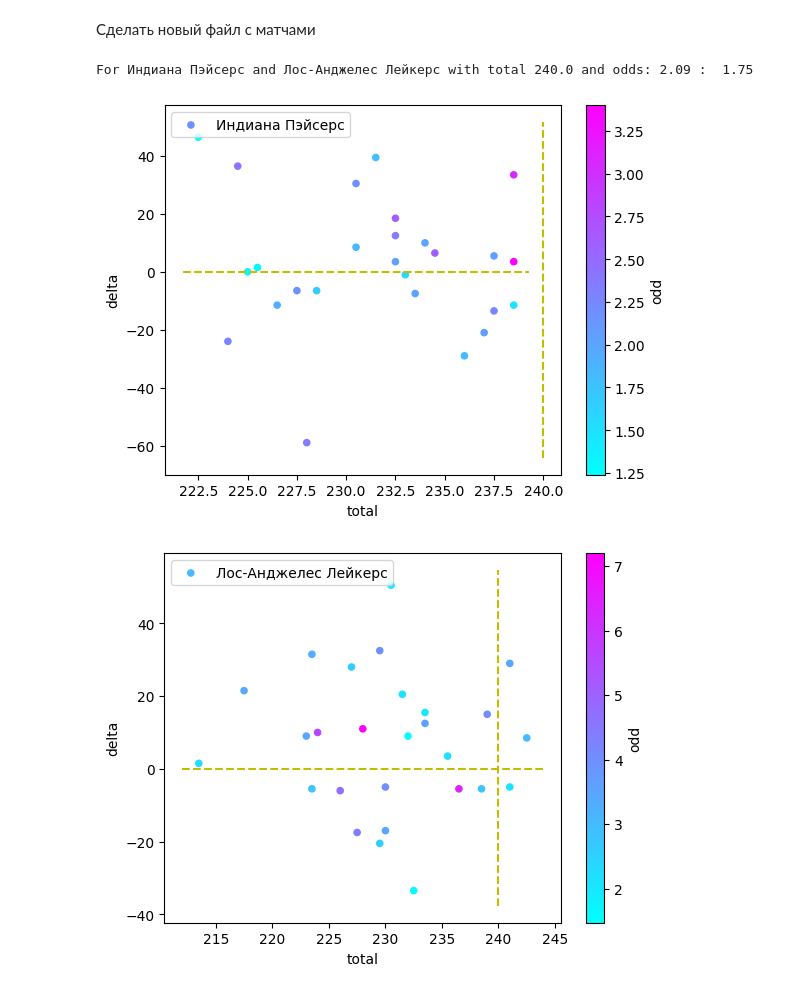
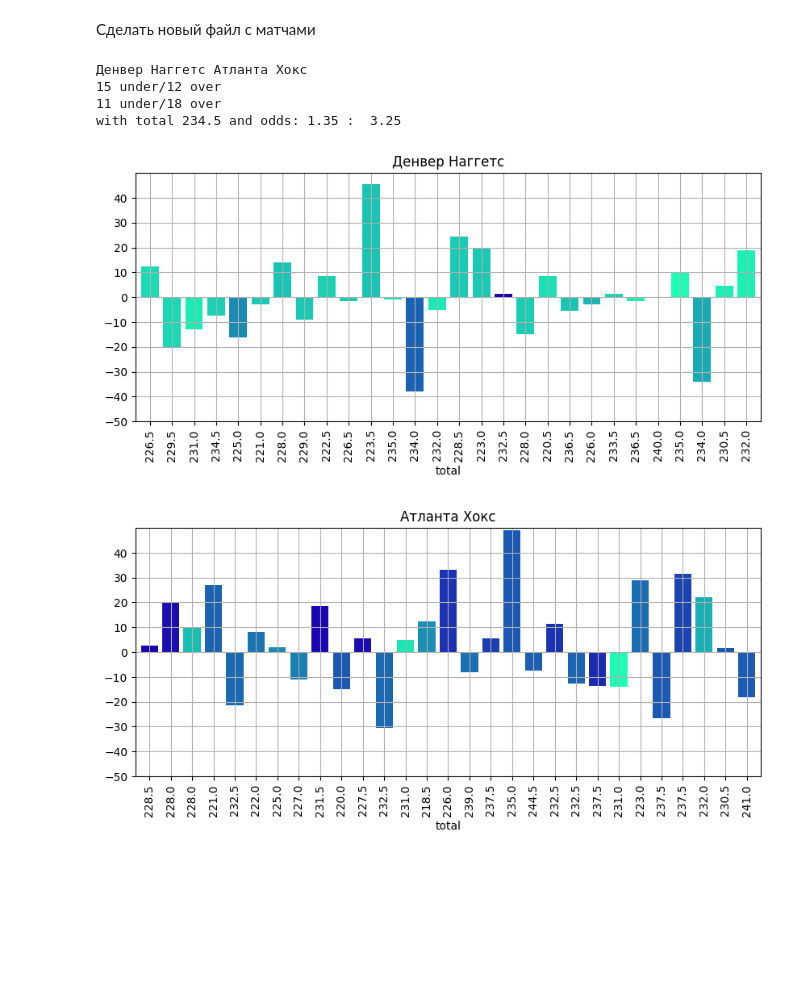
Before and after one commit to glahiator/basket_total, a Jupyter notebook: analyze.ipynb, the cells around one changed output. Saved outputs shown, nothing was run; the diff lists cells and outputs as text; code cells hidden in the pictures; blank space fills up the shorter version.

```diff
--- a/analyze.ipynb
+++ b/analyze.ipynb
@@ -65,7 +65,7 @@ def get_team_chrono_delta_place_odd(team_name, curr_total, place, current_odd ):
 
     max_odd =  max(team_stat[f"odd_{place[0]}"])
     min_odd =  min(team_stat[f"odd_{place[0]}"])
-    print(min_odd, " - ", max_odd)
+    # print(min_odd, " - ", max_odd)
 
     if current_odd < min_odd:
         min_odd = max_odd
@@ -88,7 +88,8 @@ def get_team_chrono_delta_place_odd(team_name, curr_total, place, current_odd ):
                            width=0.8)
     under_count = team_stat[ team_stat['delta'] < 0 ]['delta']
     over_count = team_stat[ team_stat['delta'] > 0 ]['delta']
-    print(f"For {len(team_stat['date'])} matches {len(under_count)} under/{len(over_count)} over")
+    return f"{len(under_count)} under/{len(over_count)} over"
+    # print(f"For {len(team_stat['date'])} matches {len(under_count)} under/{len(over_count)} over")
 
 def get_team_chrono_odd(team_name):
     team_stat = team_info[ (team_info['home'] == team_name) | (team_info['away'] == team_name )]
@@ -128,13 +129,13 @@ def get_team_chrono_odd_place(team_name, place):
 
     team_stat = team_stat.sort_values(by=['date'])
 
-    bar_colors = [ 'tab:red' if  h == "LOSE"   else 'tab:green' for h in team_stat['result']]
-    y_high = max_val + max_val * 0.1
-    y_low = min_val - min_val * 0.1
-    ax = team_stat.plot.bar( y='odd', ylim= [y_low, y_high], title=team_name, legend=False,
-                            x = 'date', color=bar_colors, figsize=(10,4), grid=True, yticks=np.arange(y_low,y_high, (y_high - y_low) / 6),
-                           width=0.8)
-    print(team_stat['odd'].describe())
+    # bar_colors = [ 'tab:red' if  h == "LOSE"   else 'tab:green' for h in team_stat['result']]
+    # y_high = max_val + max_val * 0.1
+    # y_low = min_val - min_val * 0.1
+    # ax = team_stat.plot.bar( y='odd', ylim= [y_low, y_high], title=team_name, legend=False,
+    #                         x = 'date', color=bar_colors, figsize=(10,4), grid=True, yticks=np.arange(y_low,y_high, (y_high - y_low) / 6),
+    #                        width=0.8)
+    return(team_stat['odd'].describe())
 # %%
 total = all_matches.copy()
 total["delta"] = total["total_sum"] - total["total"]
@@ -219,16 +220,23 @@ def complete_match_place(home, away, total):
 # %%
 import datetime, json
 import pandas as pd
 
 today = pd.read_json("storage/today.json" )
 del today["id"]
 del today["gandicap"]
 
-m = today.iloc[0]
-print( f"For {m['home']} and {m['away']} with total {m['total']} and odds: {m['odd_h']} :  {m['odd_a']}")
-# complete_match( m['home'], m['away'], m['total'] )
-complete_match_place( m['home'], m['away'], m['total'] )
+m = today.iloc[8]
+home_res_str = get_team_chrono_delta_place_odd(m['home'], m['total'], 'home', m['odd_h'] )
+away_res_str = get_team_chrono_delta_place_odd(m['away'], m['total'], 'away', m['odd_a'] )
+
+print(  m['home'],  m['away'])
+print(home_res_str)
+print(away_res_str)
+print( f"with total {m['total']} and odds: {m['odd_h']} :  {m['odd_a']}")
 # %% [output]
-For Индиана Пэйсерс and Лос-Анджелес Лейкерс with total 240.0 and odds: 2.09 :  1.75
+Денвер Наггетс Атланта Хокс
+15 under/12 over
+11 under/18 over
+with total 234.5 and odds: 1.35 :  3.25
-[figure, old version]
+[figure, new version]
-[figure, old version]
+[figure, new version]
```
Also changed, not shown: parts of 7 cells of this notebook, 3 other files.
